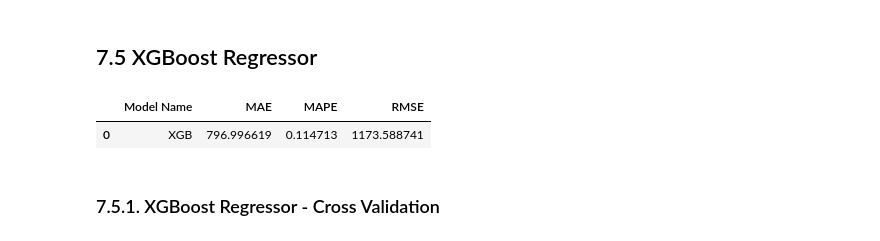
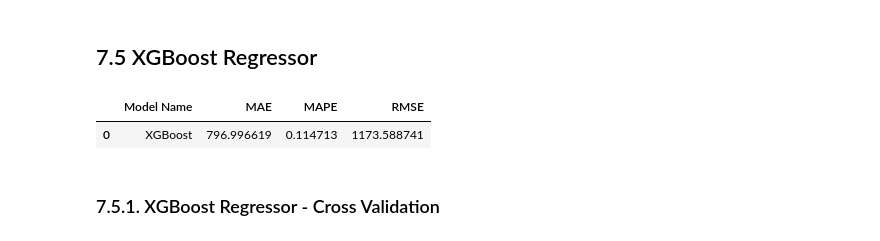
Before and after one commit to RafaelLuckner/ds_em_producao, a Jupyter notebook: m10.ipynb, the cells around one changed output. Cells and saved outputs as stored; diff of their text form; code cells hidden in the pictures.

```diff
--- a/m10.ipynb
+++ b/m10.ipynb
@@ -1075,22 +1075,22 @@ k_value: 1
 # %%
 # model
 model = XGBRegressor(objective = 'reg:squarederror',
                          n_estimators = 100,
                          eta = 0.1,
                          max_depth=10,
                          subsample = 0.7)
 # fit
 xgb = model.fit(x_train, y_train)
 
 # predict
 yhat_xgb = xgb.predict(x_test)
 
 # performance
-xgb_result = ml_error("XGB", np.expm1( y_test ), np.expm1( yhat_xgb ) )
+xgb_result = ml_error("XGBoost", np.expm1( y_test ), np.expm1( yhat_xgb ) )
 xgb_result
 # %% [output]
 |  | Model Name | MAE | MAPE | RMSE |
-| 0 | XGB | 796.996619 | 0.114713 | 1173.588741 |
+| 0 | XGBoost | 796.996619 | 0.114713 | 1173.588741 |
 # %% [markdown]
 ### 7.5.1. XGBoost Regressor - Cross Validation
 # %%
```
Also changed, not shown: parts of 6 cells of this notebook, 9 other files.
